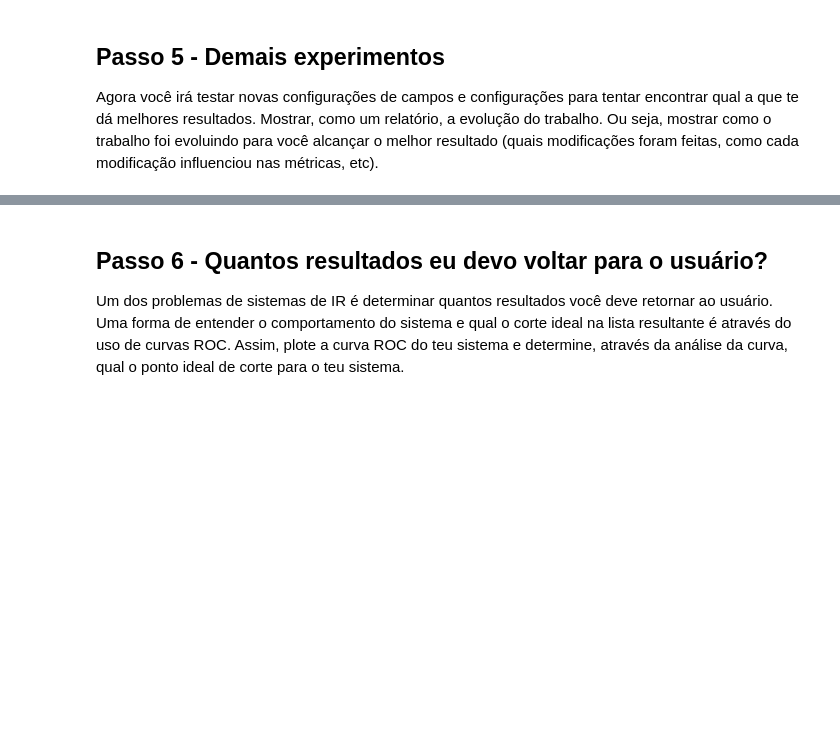
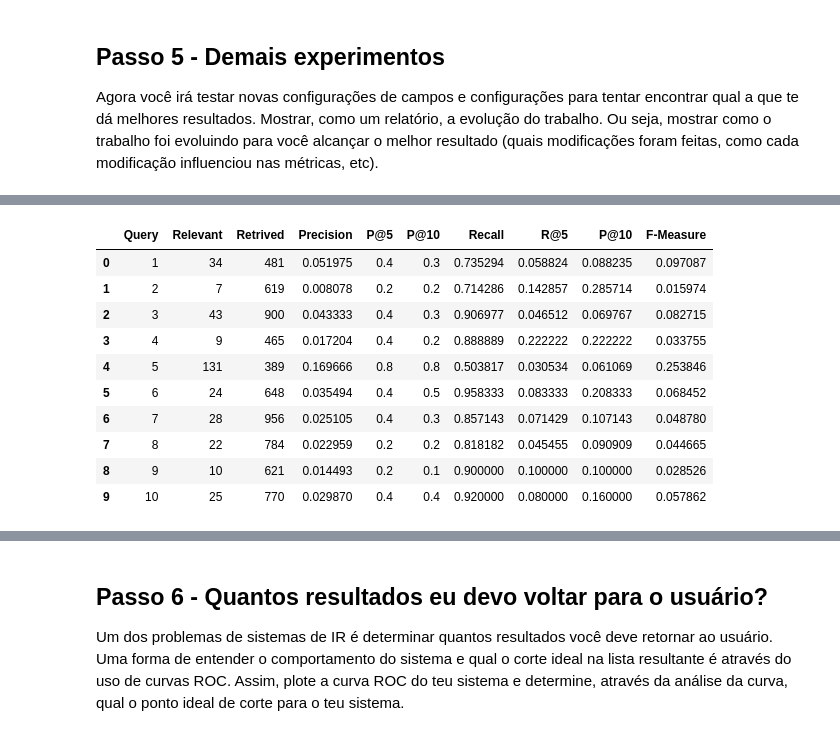
Before and after one commit to BravoNatalie/Avaliando_Sistemas_RI, a Jupyter notebook: Trabalho 3 - Avaliando sistemas de IR.ipynb, the cells around one changed output, grey strips where cells are left out. Drawn from its saved outputs; the diff is of its cells as text; code cells hidden in the pictures; blank space fills up the shorter version.

```diff
--- a/Trabalho 3 - Avaliando sistemas de IR.ipynb
+++ b/Trabalho 3 - Avaliando sistemas de IR.ipynb
@@ -438,7 +438,7 @@ def getFMeasure(precision, recall):
 analysisMatrix = []
 
 #Função que retorna a matriz de análise dos resultados (precisão, recall e f-measure)
-def analysis(queryFile, queryTest):
+def analysis(queryFile, queryTest,matrix):
     for i, query in enumerate(queryFile):
         qn = []
         qn.append(int(query[0]))
@@ -468,10 +468,10 @@ def analysis(queryFile, queryTest):
         fMeasure = getFMeasure(precision, recall)
         qn.append(fMeasure)
 
-        analysisMatrix.append(qn)
+        matrix.append(qn)
 
 #Alimentando a matriz de análise
-analysis(queryFile, queryTest)
+analysis(queryFile, queryTest, analysisMatrix)
 
 #Legenda de cada coluna
 col = ['Query','Relevant', 'Retrived', 'Precision', 'P@5','P@10','Recall','R@5','R@10', 'F-Measure']
@@ -569,7 +599,22 @@ LookupError:
 # %%
+analysisMatrix2 = []
 queryTest2 = []
 queryTest2 = storeQueryResult(queryTest2, schema)
 
-analysis(queryFile, queryTest2)
+
+
+analysis(queryFile, queryTest2, analysisMatrix2)
 col = ['Query','Relevant', 'Retrived', 'Precision', 'P@5','P@10','Recall','R@5','P@10', 'F-Measure']
-pd.DataFrame(analysisMatrix[0:10], columns=col)
+pd.DataFrame(analysisMatrix2[0:10], columns=col)
+# %% [output]
+|  | Query | Relevant | Retrived | Precision | P@5 | P@10 | Recall | R@5 | P@10 | F-Measure |
+| 0 | 1 | 34 | 481 | 0.051975 | 0.4 | 0.3 | 0.735294 | 0.058824 | 0.088235 | 0.097087 |
+| 1 | 2 | 7 | 619 | 0.008078 | 0.2 | 0.2 | 0.714286 | 0.142857 | 0.285714 | 0.015974 |
+| 2 | 3 | 43 | 900 | 0.043333 | 0.4 | 0.3 | 0.906977 | 0.046512 | 0.069767 | 0.082715 |
+| 3 | 4 | 9 | 465 | 0.017204 | 0.4 | 0.2 | 0.888889 | 0.222222 | 0.222222 | 0.033755 |
+| 4 | 5 | 131 | 389 | 0.169666 | 0.8 | 0.8 | 0.503817 | 0.030534 | 0.061069 | 0.253846 |
+| 5 | 6 | 24 | 648 | 0.035494 | 0.4 | 0.5 | 0.958333 | 0.083333 | 0.208333 | 0.068452 |
+| 6 | 7 | 28 | 956 | 0.025105 | 0.4 | 0.3 | 0.857143 | 0.071429 | 0.107143 | 0.048780 |
+| 7 | 8 | 22 | 784 | 0.022959 | 0.2 | 0.2 | 0.818182 | 0.045455 | 0.090909 | 0.044665 |
+| 8 | 9 | 10 | 621 | 0.014493 | 0.2 | 0.1 | 0.900000 | 0.100000 | 0.100000 | 0.028526 |
+| 9 | 10 | 25 | 770 | 0.029870 | 0.4 | 0.4 | 0.920000 | 0.080000 | 0.160000 | 0.057862 |
```
Also changed, not shown: parts of 7 cells of this notebook, 9 other files.
